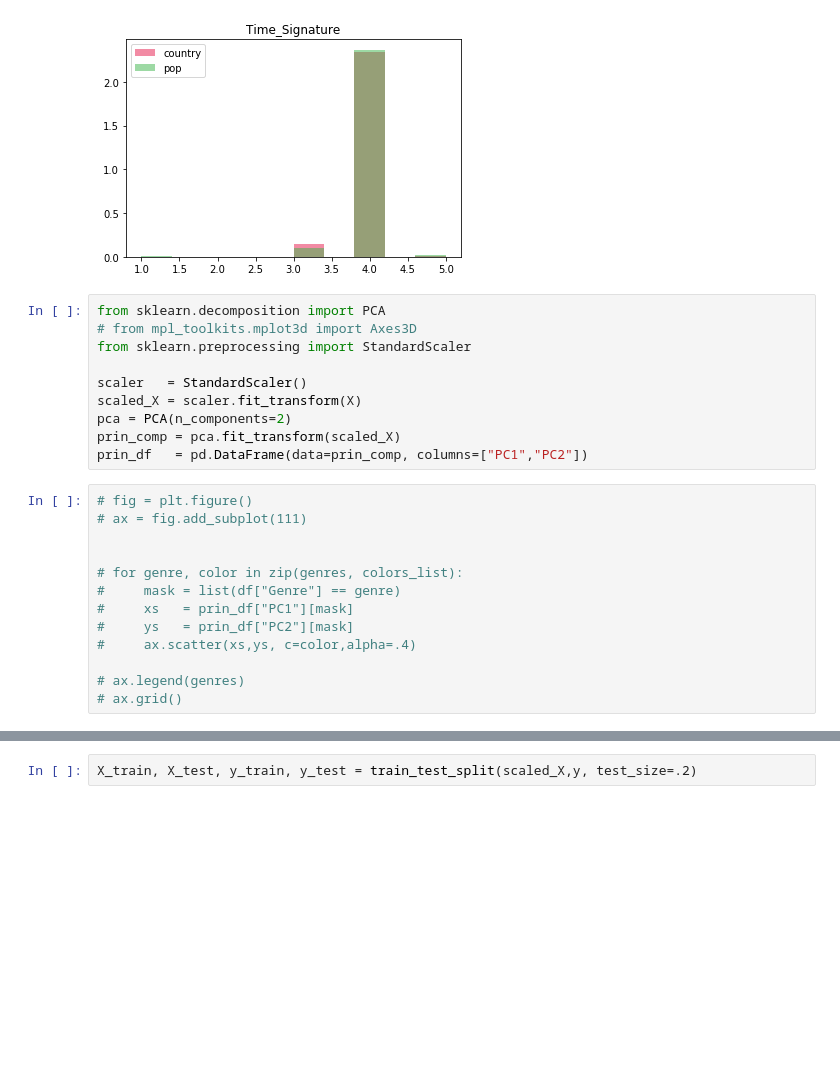
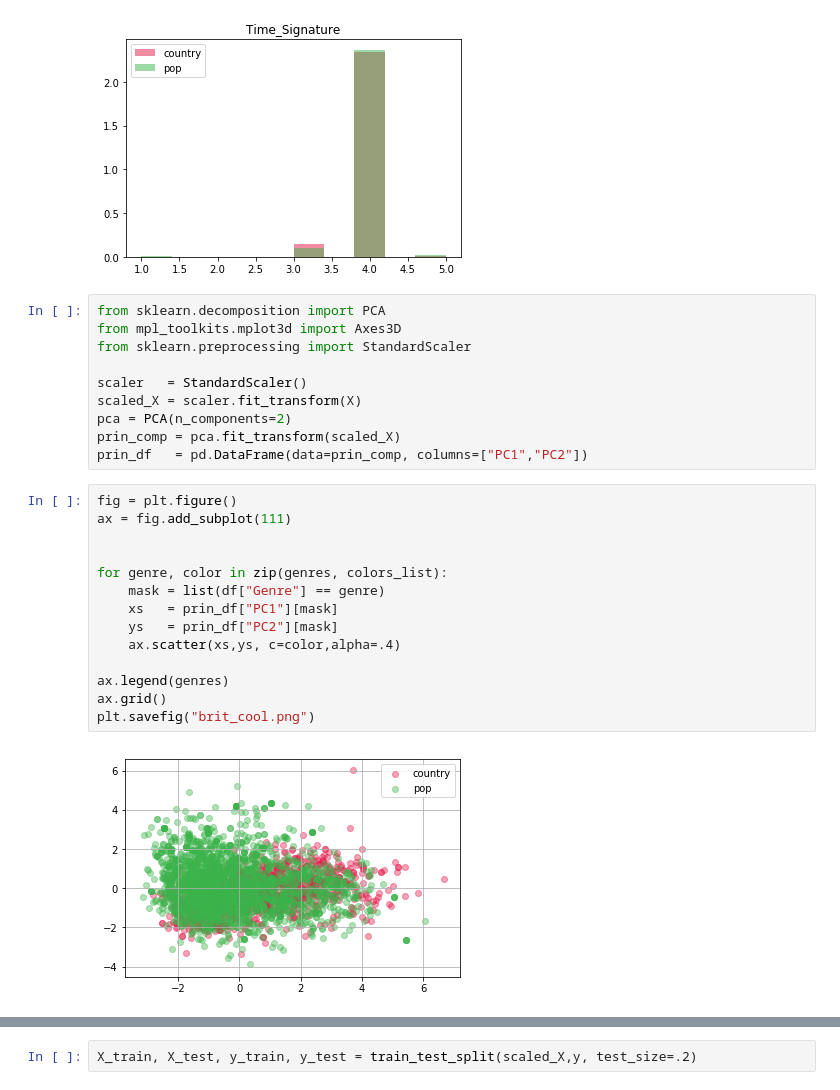
Before and after one commit to ml-project-group-8/music-genre-predictor, a Jupyter notebook: Visualization.ipynb, the cells around one changed output, grey strips where cells are left out. Saved outputs shown, nothing was run; the diff lists cells and outputs as text; blank space fills up the shorter version.

```diff
--- a/Visualization.ipynb
+++ b/Visualization.ipynb
@@ -78,7 +82,7 @@ for label, content in X.iteritems():
 [figure]
 # %%
 from sklearn.decomposition import PCA
-# from mpl_toolkits.mplot3d import Axes3D
+from mpl_toolkits.mplot3d import Axes3D
 from sklearn.preprocessing import StandardScaler
 
 scaler   = StandardScaler()
@@ -87,16 +91,19 @@ pca = PCA(n_components=2)
 prin_comp = pca.fit_transform(scaled_X)
 prin_df   = pd.DataFrame(data=prin_comp, columns=["PC1","PC2"])
 # %%
-# fig = plt.figure()
-# ax = fig.add_subplot(111)
+fig = plt.figure()
+ax = fig.add_subplot(111)
 
 
-# for genre, color in zip(genres, colors_list):
-#     mask = list(df["Genre"] == genre)
-#     xs   = prin_df["PC1"][mask]
-#     ys   = prin_df["PC2"][mask]
-#     ax.scatter(xs,ys, c=color,alpha=.4)
+for genre, color in zip(genres, colors_list):
+    mask = list(df["Genre"] == genre)
+    xs   = prin_df["PC1"][mask]
+    ys   = prin_df["PC2"][mask]
+    ax.scatter(xs,ys, c=color,alpha=.4)
 
-# ax.legend(genres)
-# ax.grid()
+ax.legend(genres)
+ax.grid()
+plt.savefig("brit_cool.png")
+# %% [output]
+[figure, added]
 # %%
```
Also changed, not shown: parts of 11 cells of this notebook, 1 other file.
